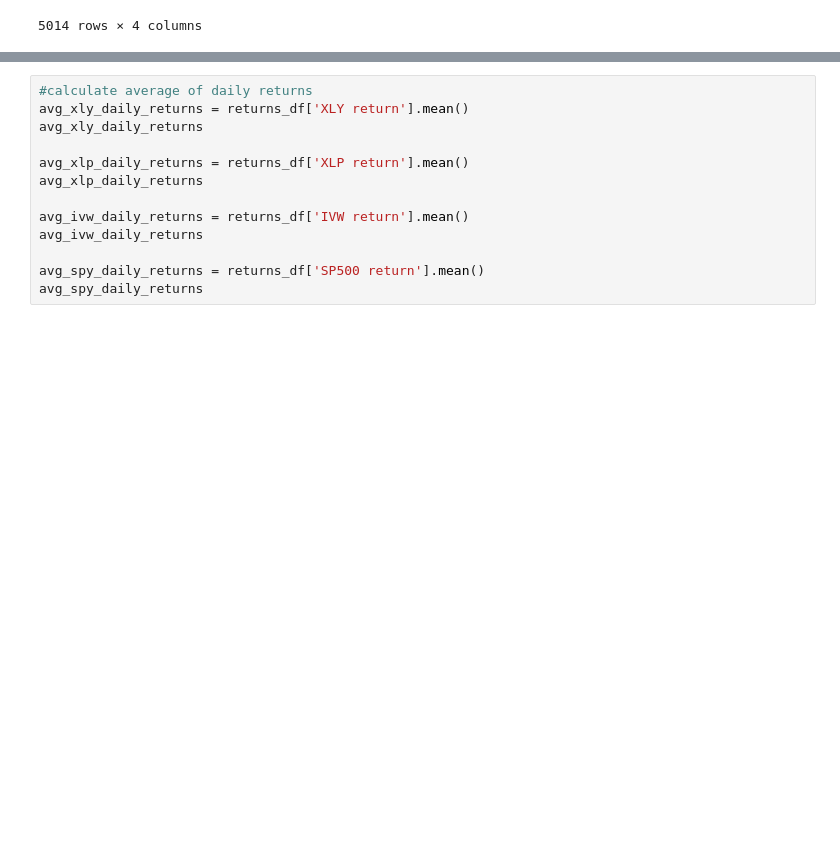
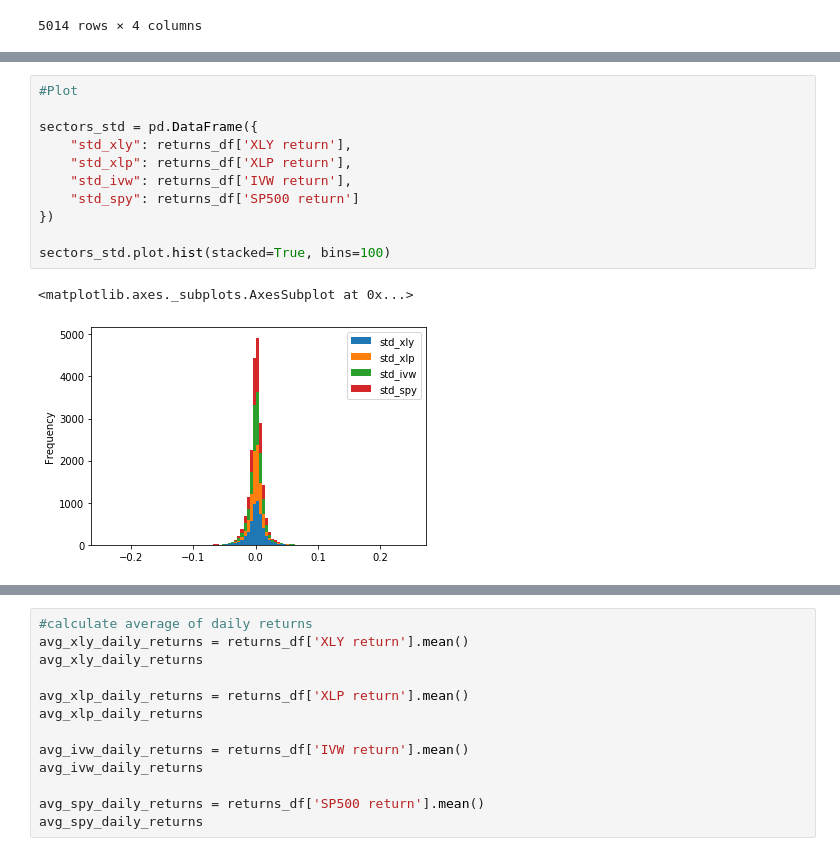
Before and after one commit to bkayratkyzy/Monte_Carlo_Simulations, a Jupyter notebook: notebooks/kelly.ipynb, the cells around one changed output, grey strips where cells are left out. Drawn from its saved outputs; the diff is of its cells as text; blank space fills up the shorter version.

```diff
--- a/notebooks/kelly.ipynb
+++ b/notebooks/kelly.ipynb
@@ -223,0 +266,14 @@ std_spy_daily_returns
+# %%
+#Plot
+
+sectors_std = pd.DataFrame({
+    "std_xly": returns_df['XLY return'],
+    "std_xlp": returns_df['XLP return'],
+    "std_ivw": returns_df['IVW return'],
+    "std_spy": returns_df['SP500 return']
+})
+
+sectors_std.plot.hist(stacked=True, bins=100)
+# %% [output]
+<matplotlib.axes._subplots.AxesSubplot at 0x...>
+[figure, added]
```
Also changed, not shown: parts of 56 cells of this notebook.
